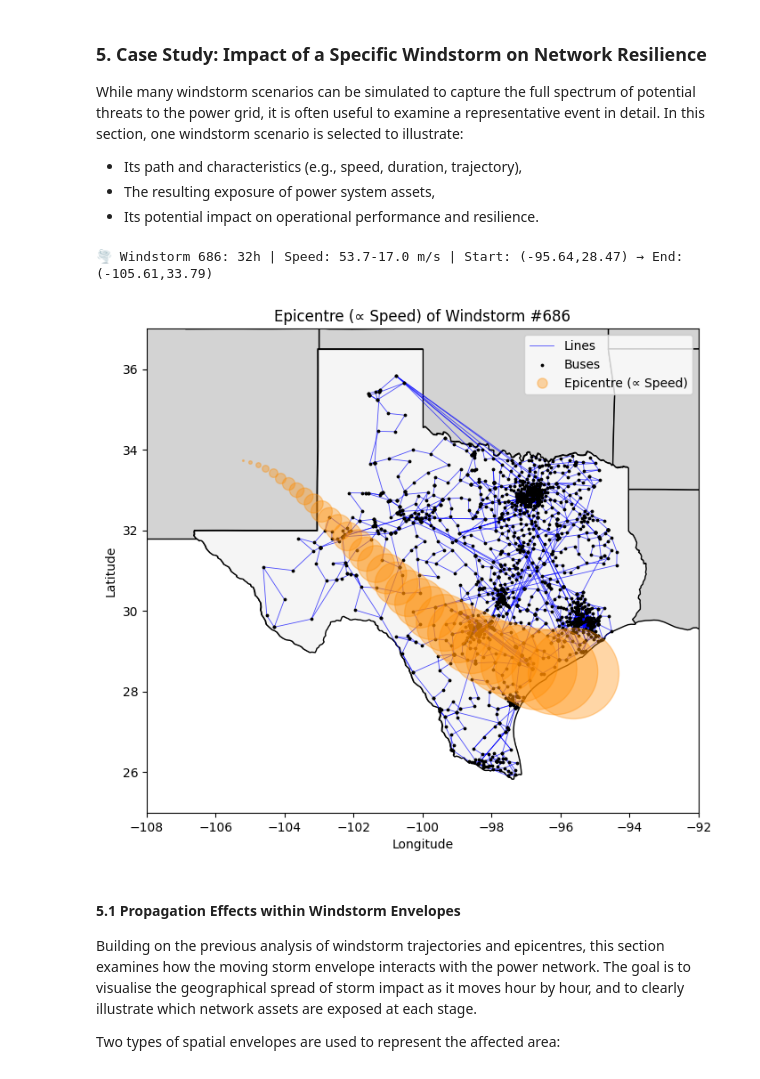
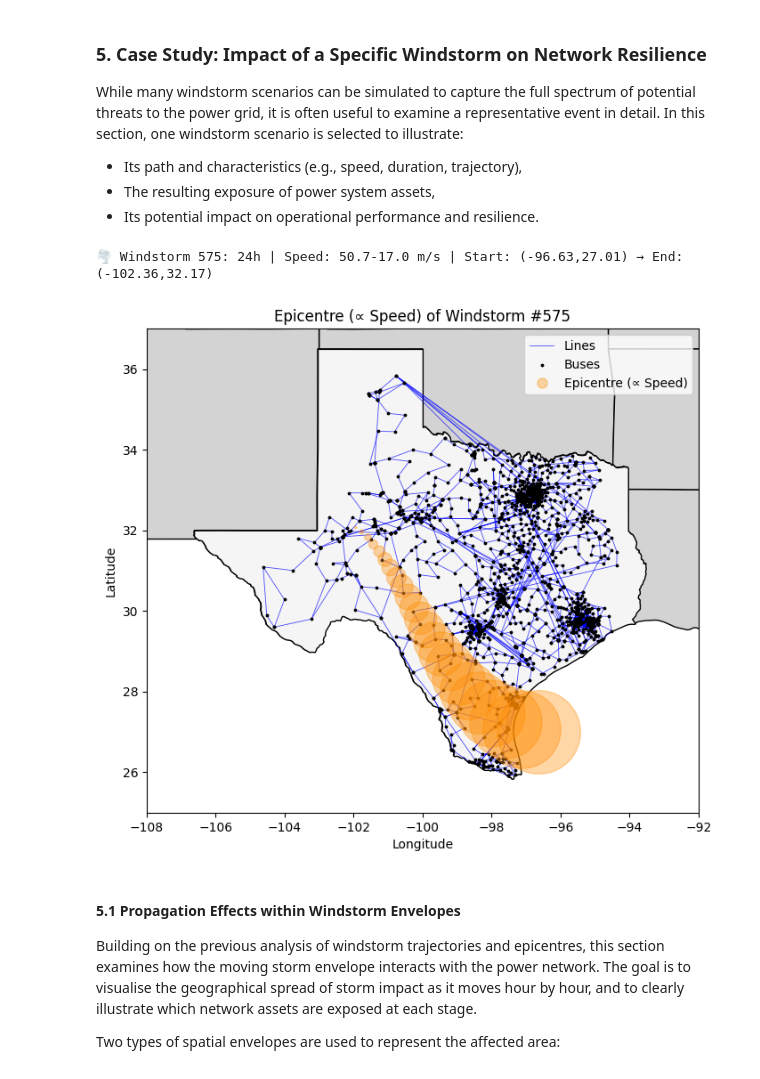
Before and after one commit to YitianDai/PowerTech2025-Tutorial, a Jupyter notebook: SE03_Resilience_Assessment_with_Distribution_Flexibility.ipynb, the cells around one changed output. Saved outputs shown, nothing was run; the diff lists cells and outputs as text; code cells hidden in the pictures.

```diff
--- a/SE03_Resilience_Assessment_with_Distribution_Flexibility.ipynb
+++ b/SE03_Resilience_Assessment_with_Distribution_Flexibility.ipynb
@@ -98,32 +99,33 @@ While many windstorm scenarios can be simulated to capture the full spectrum of
 - Its potential impact on operational performance and resilience.
 # %%
 # --- Select a reproducible windstorm scenario ---
-random.seed(242)
+random.seed(232)
 idx = random.choice(range(NumWS))
 Num_hrs = ws._get_lng_ws()[idx]
 lim_v_ws = ws._get_lim_v_ws()
 vmin, vmax = lim_v_ws[0][idx], lim_v_ws[1][idx]
 start, end = (Lon[idx], Lat[idx]), (Lon_n[idx], Lat_n[idx])
 
 # --- Get hourly path and wind speeds ---
 path_ws = ws._crt_ws_path(*start, *end, vmin, Num_hrs)
+Num_hrs = len(path_ws) - 1
 print(f"🌪️ Windstorm {idx}: {Num_hrs}h | Speed: {vmin:.1f}-{vmax:.1f} m/s | Start: ({path_ws[0][0]:.2f},{path_ws[0][1]:.2f}) → End: ({path_ws[-1][0]:.2f},{path_ws[-1][1]:.2f})")
 v_ws = np.array(ws._crt_ws_v([vmin, vmax], Num_hrs))
 v_ws_scaled = 2 * (v_ws - v_ws.min() + 1e-3)
 
 # --- Plot map, grid, and epicentres ---
 fig, ax = plt.subplots(figsize=(8, 8))
 ws.plot_base(ax, net)
 for x, y, s in zip(*zip(*path_ws), v_ws_scaled):
     ax.plot(x, y, 'o', markersize=s, color='darkorange', alpha=0.35, zorder=4)
 
 ax.set(title=f"Epicentre (∝ Speed) of Windstorm #{idx}", xlim=(-108, -92), ylim=(25, 37), xlabel="Longitude", ylabel="Latitude")
 ax.plot([], [], 'o', color='darkorange', markersize=8, alpha=0.35, label='Epicentre (∝ Speed)')
 ax.legend()
 plt.show()
 # %% [output]
-🌪️ Windstorm 686: 32h | Speed: 53.7-17.0 m/s | Start: (-95.64,28.47) → End: (-105.61,33.79)
+🌪️ Windstorm 575: 24h | Speed: 50.7-17.0 m/s | Start: (-96.63,27.01) → End: (-102.36,32.17)
-[figure, old version]
+[figure, new version]
 # %% [markdown]
 #### 5.1 Propagation Effects within Windstorm Envelopes
 Building on the previous analysis of windstorm trajectories and epicentres, this section examines how the moving storm envelope interacts with the power network. The goal is to visualise the geographical spread of storm impact as it moves hour by hour, and to clearly illustrate which network assets are exposed at each stage.
```
Also changed, not shown: parts of 8 cells of this notebook, 5 other files.
